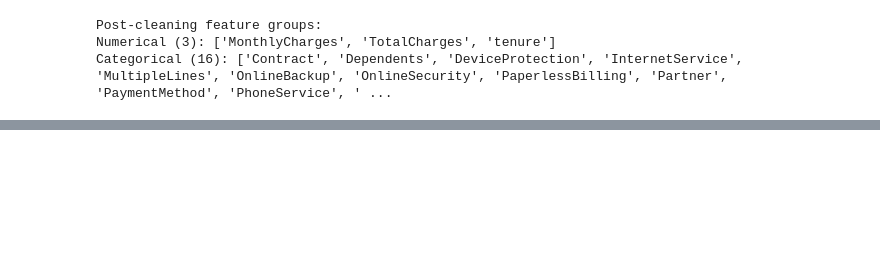
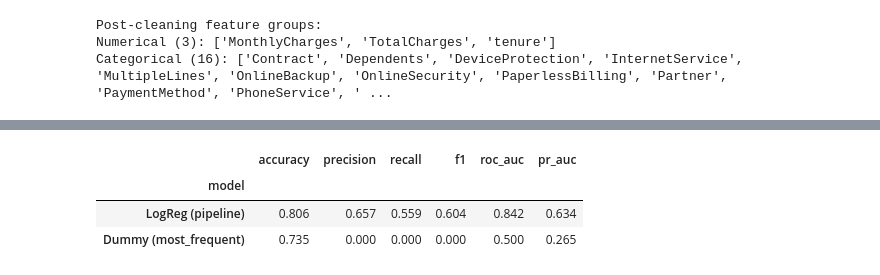
Before and after one commit to PechlivanisThomas/telco-churn-prediction, a Jupyter notebook: Notebook/churn_prediction.ipynb, the cells around one changed output, grey strips where cells are left out. Saved outputs shown, nothing was run; the diff lists cells and outputs as text; code cells hidden in the pictures; blank space fills up the shorter version.

```diff
--- a/Notebook/churn_prediction.ipynb
+++ b/Notebook/churn_prediction.ipynb
@@ -641,0 +694,62 @@ Categorical (16): ['Contract', 'Dependents', 'DeviceProtection', 'InternetServic
+# %%
+# ==========================================
+# 8) Baselines (Dummy + Logistic Regression)
+# ==========================================
+
+
+preprocess = ColumnTransformer(
+    transformers=[
+        ('num', Pipeline([
+            ('imputer', SimpleImputer(strategy='median')),
+            ("scaler", StandardScaler())
+        ]), numerical_cols_clean),
+        ('cat', Pipeline([
+            ('imputer', SimpleImputer(strategy='most_frequent')),
+            ('onehot', OneHotEncoder(handle_unknown='ignore'))
+        ]), categorical_cols_clean)
+    ],
+    remainder='drop'
+)
+
+rows = []
+
+# Dummy baseline: always predict the majority class
+dummy = DummyClassifier(strategy='most_frequent', random_state=RANDOM_STATE)
+dummy.fit(X_train, y_train)
+dummy_pred = dummy.predict(X_test)
+dummy_proba = dummy.predict_proba(X_test)[:, 1]
+rows.append({
+    'model': 'Dummy (most_frequent)',
+    'accuracy': accuracy_score(y_test, dummy_pred),
+    'precision': precision_score(y_test, dummy_pred, zero_division=0),
+    'recall': recall_score(y_test, dummy_pred, zero_division=0),
+    'f1': f1_score(y_test, dummy_pred, zero_division=0),
+    'roc_auc': roc_auc_score(y_test, dummy_proba),
+    'pr_auc': average_precision_score(y_test, dummy_proba)
+})
+
+# Logistic Regression baseline with preprocessing
+logreg = Pipeline(steps=[
+    ('preprocess', preprocess),
+    ('model', LogisticRegression(max_iter=1000, random_state=RANDOM_STATE, solver='lbfgs'))])
+
+logreg.fit(X_train, y_train)
+logreg_pred = logreg.predict(X_test)
+logreg_proba = logreg.predict_proba(X_test)[:, 1]
+rows.append({
+    'model': 'LogReg (pipeline)',
+    'accuracy': accuracy_score(y_test, logreg_pred),
+    'precision': precision_score(y_test, logreg_pred, zero_division=0),
+    'recall': recall_score(y_test, logreg_pred, zero_division=0),
+    'f1': f1_score(y_test, logreg_pred, zero_division=0),
+    'roc_auc': roc_auc_score(y_test, logreg_proba),
+    'pr_auc': average_precision_score(y_test, logreg_proba)
+})
+
+results_df = pd.DataFrame(rows).set_index('model').sort_values('roc_auc', ascending=False)
+display(results_df)
+# %% [output]
+|  | accuracy | precision | recall | f1 | roc_auc | pr_auc |
+| model |  |  |  |  |  |  |
+| LogReg (pipeline) | 0.806 | 0.657 | 0.559 | 0.604 | 0.842 | 0.634 |
+| Dummy (most_frequent) | 0.735 | 0.000 | 0.000 | 0.000 | 0.500 | 0.265 |
```
Also changed, not shown: parts of 9 cells of this notebook.
